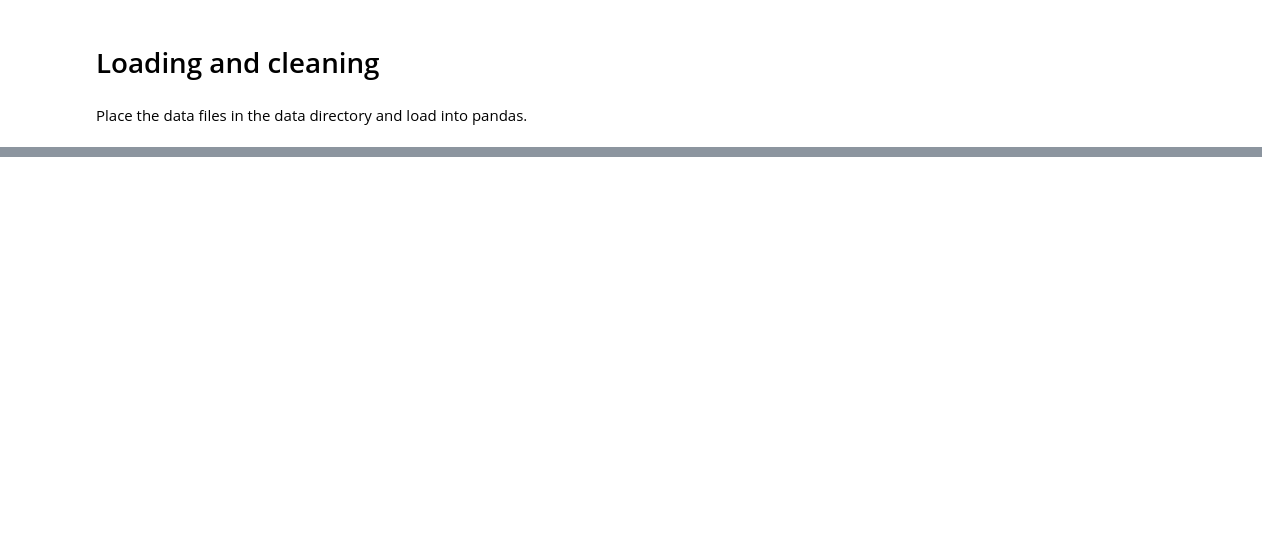
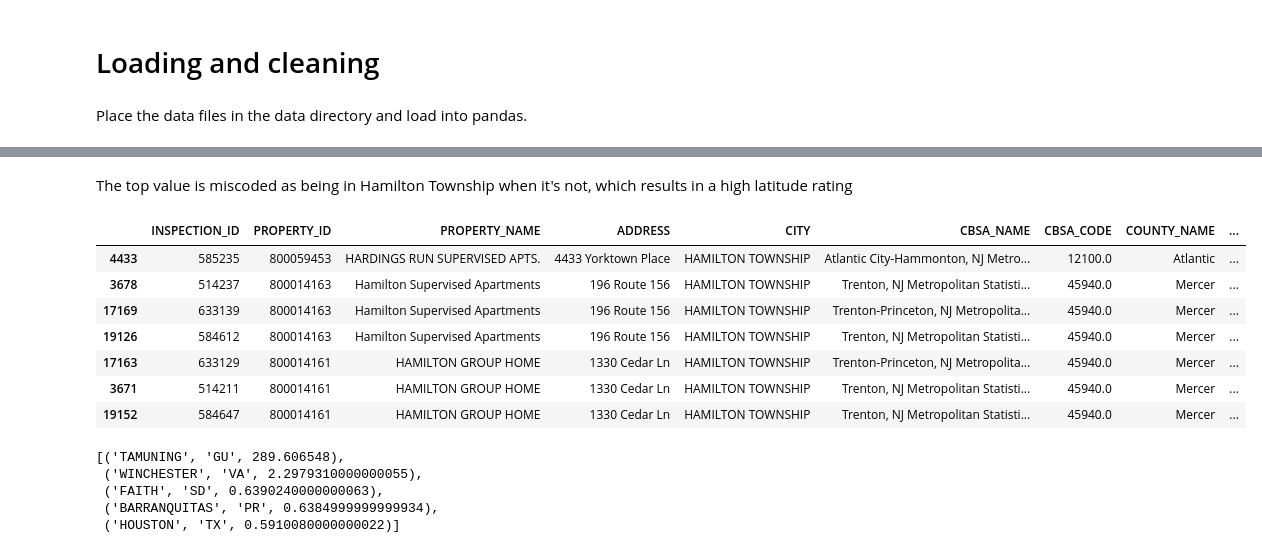
Before and after one commit to jackvandeleuv/house_fire_dashboard, a Jupyter notebook: exploration/reac_public_data.ipynb, the cells around one changed output, grey strips where cells are left out. Saved outputs shown, nothing was run; the diff lists cells and outputs as text; code cells hidden in the pictures; blank space fills up the shorter version.

```diff
--- a/exploration/reac_public_data.ipynb
+++ b/exploration/reac_public_data.ipynb
@@ -92,0 +126,12 @@ public = public.drop(['FIPS_STATE_CODE'], axis=1)
+# %%
+def combine_columns(row):
+    if pd.isnull(row['STATE_NAME']):
+        return row['STATE_CODE']
+    else:
+        return row['STATE_NAME']
+
+public['STATE'] = public.apply(combine_columns, axis=1)
+multi['STATE'] = multi.apply(combine_columns, axis=1)
+
+public = public.drop(columns=['STATE_NAME', 'STATE_CODE'])
+multi = multi.drop(columns=['STATE_NAME', 'STATE_CODE'])
@@ -92,0 +196,3 @@ public = public.drop(['FIPS_STATE_CODE'], axis=1)
+# %%
+multi.CITY = multi.CITY.str.upper()
+public.CITY = public.CITY.str.upper()
@@ -109,3 +205,0 @@ For this analysis, we're interested in Philadelphia specifically, so we'll limit
-# %%
-public = public[public.CITY == 'Philadelphia']
-multi = multi[multi.CITY == 'Philadelphia']
@@ -251,3 +205,0 @@ The next closest was COLLEGEVIEW HOMES, which received a low score of 69. [39.97
-# %%
-pd.set_option('display.max_columns', None)
-public[public.DEVELOPMENT_NAME.str.contains('COLLEGEVIEW HOMES')].sort_values(by='INSPECTION_DATE')
@@ -268,0 +253,24 @@ This developmetn has actually gotten a better score in 2018 and two bad scores i
+# %% [markdown]
+The top value is miscoded as being in Hamilton Township when it's not, which results in a high latitude rating
+# %%
+city_mask = multi.CITY == 'HAMILTON TOWNSHIP'
+state_mask = multi.STATE == 'NJ'
+
+multi[city_mask & state_mask].sort_values(by='LATITUDE')
+# %% [output]
+|  | INSPECTION_ID | PROPERTY_ID | PROPERTY_NAME | ADDRESS | CITY | CBSA_NAME | CBSA_CODE | COUNTY_NAME | ... |
+| 4433 | 585235 | 800059453 | HARDINGS RUN SUPERVISED APTS. | 4433 Yorktown Place | HAMILTON TOWNSHIP | Atlantic City-Hammonton, NJ Metro... | 12100.0 | Atlantic | ... |
+| 3678 | 514237 | 800014163 | Hamilton Supervised Apartments | 196 Route 156 | HAMILTON TOWNSHIP | Trenton, NJ Metropolitan Statisti... | 45940.0 | Mercer | ... |
+| 17169 | 633139 | 800014163 | Hamilton Supervised Apartments | 196 Route 156 | HAMILTON TOWNSHIP | Trenton-Princeton, NJ Metropolita... | 45940.0 | Mercer | ... |
+| 19126 | 584612 | 800014163 | Hamilton Supervised Apartments | 196 Route 156 | HAMILTON TOWNSHIP | Trenton, NJ Metropolitan Statisti... | 45940.0 | Mercer | ... |
+| 17163 | 633129 | 800014161 | HAMILTON GROUP HOME | 1330 Cedar Ln | HAMILTON TOWNSHIP | Trenton-Princeton, NJ Metropolita... | 45940.0 | Mercer | ... |
+| 3671 | 514211 | 800014161 | HAMILTON GROUP HOME | 1330 Cedar Ln | HAMILTON TOWNSHIP | Trenton, NJ Metropolitan Statisti... | 45940.0 | Mercer | ... |
+| 19152 | 584647 | 800014161 | HAMILTON GROUP HOME | 1330 Cedar Ln | HAMILTON TOWNSHIP | Trenton, NJ Metropolitan Statisti... | 45940.0 | Mercer | ... |
+# %%
+sorted(max_longs, key=lambda x: x[2], reverse=True)[:5]
+# %% [output]
+[('TAMUNING', 'GU', 289.606548),
+ ('WINCHESTER', 'VA', 2.2979310000000055),
+ ('FAITH', 'SD', 0.6390240000000063),
+ ('BARRANQUITAS', 'PR', 0.6384999999999934),
+ ('HOUSTON', 'TX', 0.5910080000000022)]
```
Also changed, not shown: parts of 54 cells of this notebook, 3 other files.
